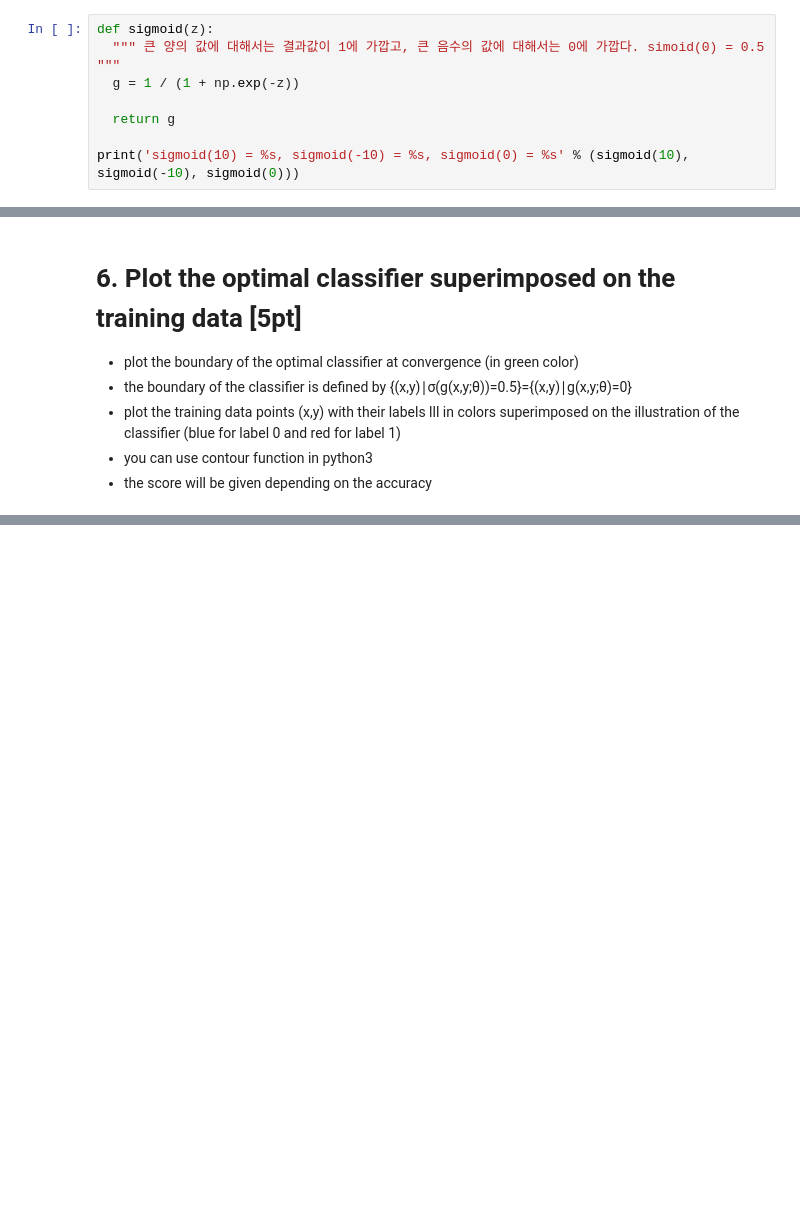
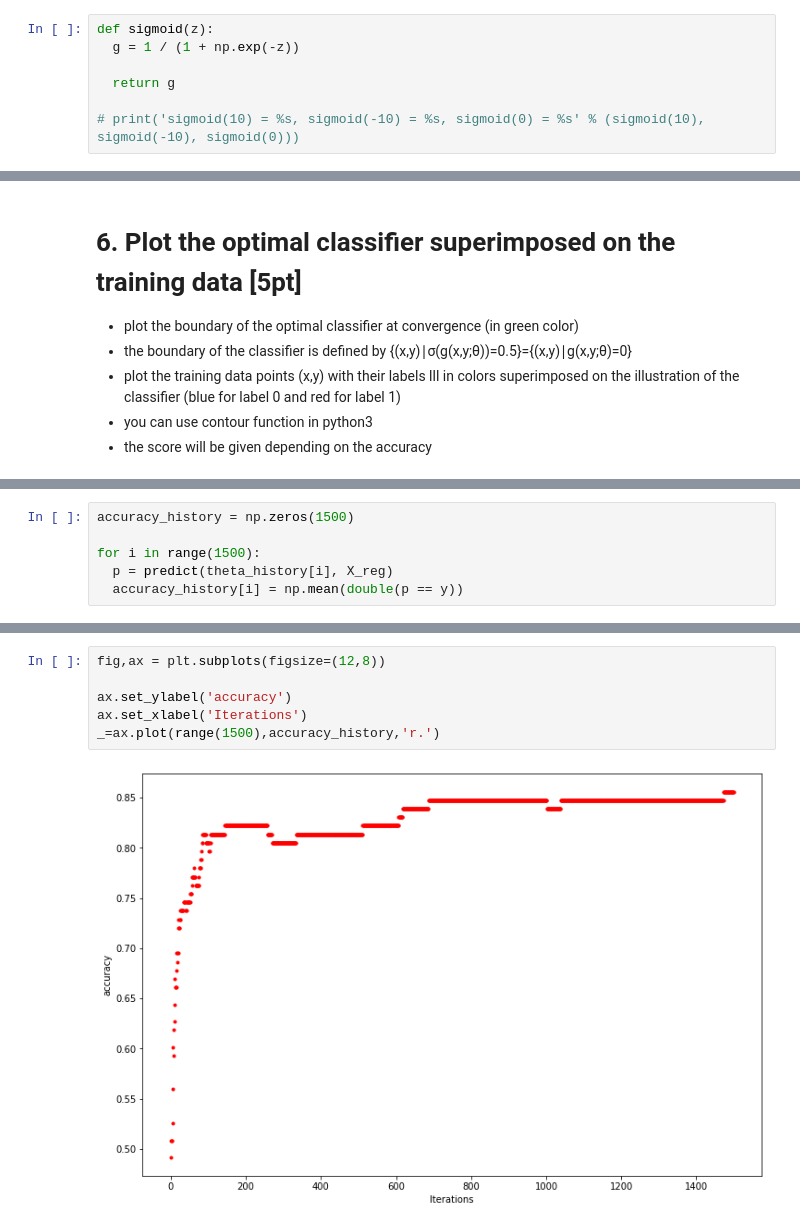
Before and after one commit to dlguswn3659/class-MachineLearning, a Jupyter notebook: assignment06.ipynb, the cells around one changed output, grey strips where cells are left out. Cells and saved outputs as stored; diff of their text form; blank space fills up the shorter version.

Commit message:
write down the final training accuracy

```diff
--- a/assignment06.ipynb
+++ b/assignment06.ipynb
@@ -305,8 +275,7 @@ def plotData(X, y):
 # %%
 def sigmoid(z):
-  """ 큰 양의 값에 대해서는 결과값이 1에 가깝고, 큰 음수의 값에 대해서는 0에 가깝다. simoid(0) = 0.5 """
   g = 1 / (1 + np.exp(-z))
 
   return g
 
-print('sigmoid(10) = %s, sigmoid(-10) = %s, sigmoid(0) = %s' % (sigmoid(10), sigmoid(-10), sigmoid(0)))
+# print('sigmoid(10) = %s, sigmoid(-10) = %s, sigmoid(0) = %s' % (sigmoid(10), sigmoid(-10), sigmoid(0)))
@@ -581,0 +485,6 @@ plotDecisionBoundary(theta, X_reg, y)
+# %%
+accuracy_history = np.zeros(1500)
+
+for i in range(1500):
+  p = predict(theta_history[i], X_reg)
+  accuracy_history[i] = np.mean(double(p == y))
@@ -581,0 +546,8 @@ plotDecisionBoundary(theta, X_reg, y)
+# %%
+fig,ax = plt.subplots(figsize=(12,8))
+
+ax.set_ylabel('accuracy')
+ax.set_xlabel('Iterations')
+_=ax.plot(range(1500),accuracy_history,'r.')
+# %% [output]
+[figure, added]
```
Also changed, not shown: parts of 26 cells of this notebook.
